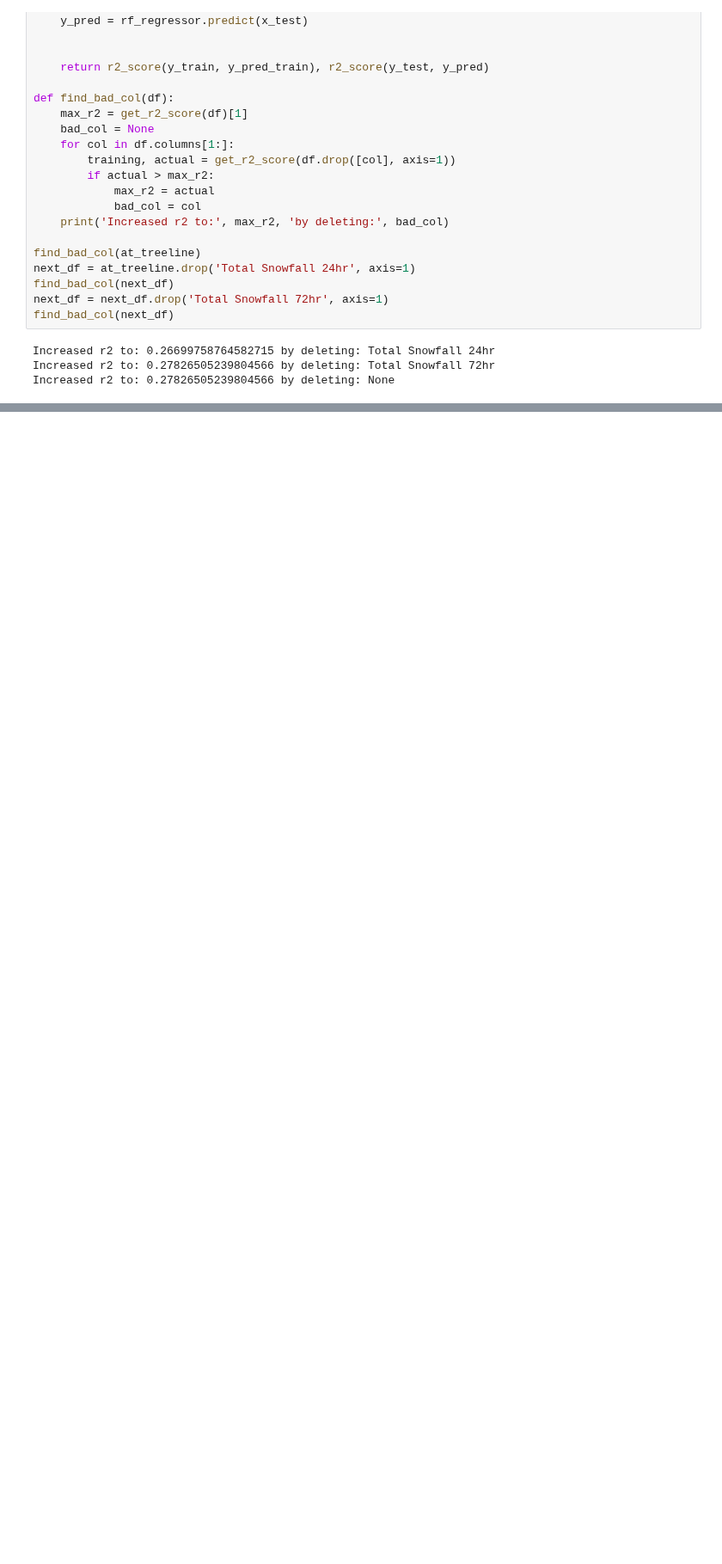
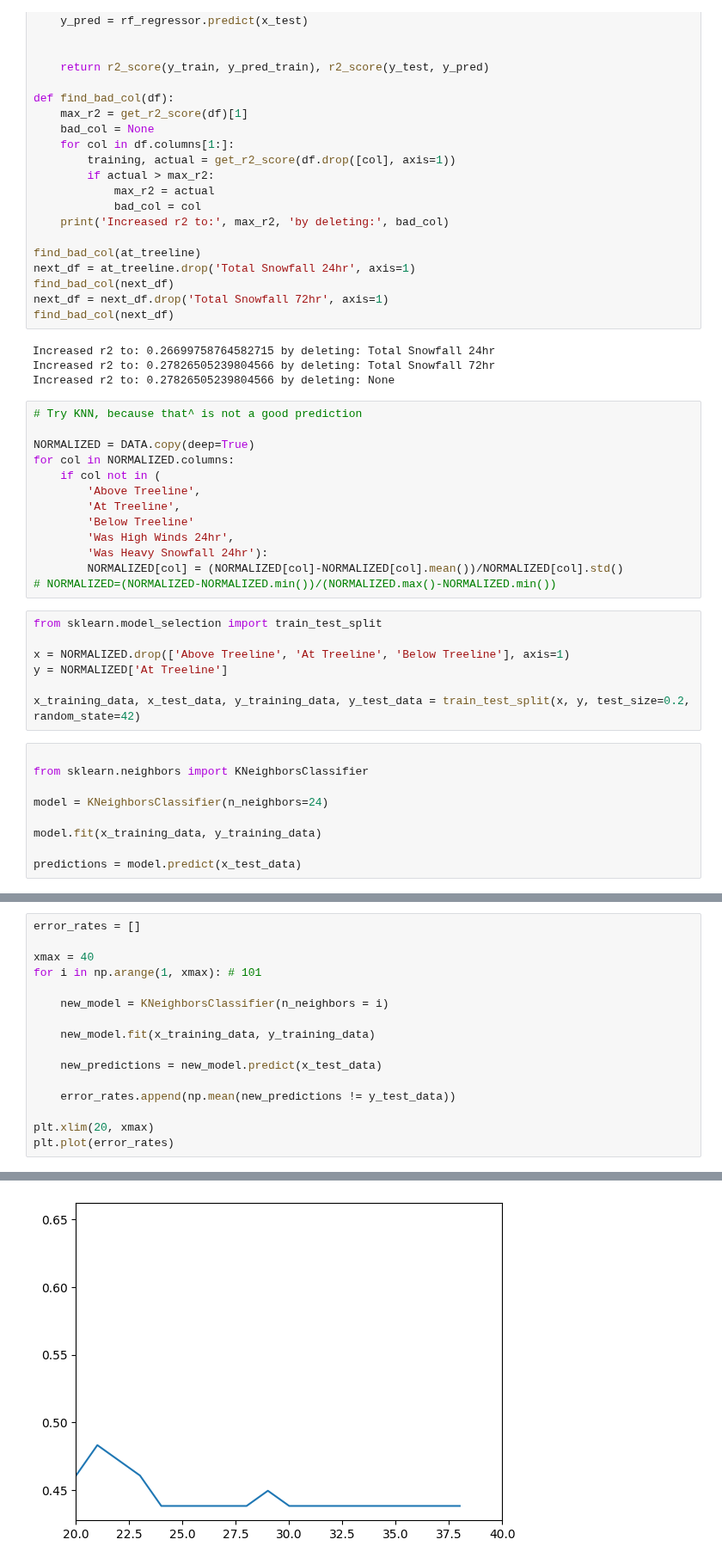
Before and after one commit to itsjpb/470-avalanche-prediction, a Jupyter notebook: jupyter/try_more_data.ipynb, the cells around one changed output, grey strips where cells are left out. Shown at 86% size. Cells and saved outputs as stored; diff of their text form; blank space fills up the shorter version.

```diff
--- a/jupyter/try_more_data.ipynb
+++ b/jupyter/try_more_data.ipynb
@@ -133,3 +133,32 @@ find_bad_col(next_df)
 Increased r2 to: 0.26699758764582715 by deleting: Total Snowfall 24hr
 Increased r2 to: 0.27826505239804566 by deleting: Total Snowfall 72hr
 Increased r2 to: 0.27826505239804566 by deleting: None
+# %%
+# Try KNN, because that^ is not a good prediction
+
+NORMALIZED = DATA.copy(deep=True)
+for col in NORMALIZED.columns:
+    if col not in (
+        'Above Treeline',
+        'At Treeline',
+        'Below Treeline'
+        'Was High Winds 24hr',
+        'Was Heavy Snowfall 24hr'):
+        NORMALIZED[col] = (NORMALIZED[col]-NORMALIZED[col].mean())/NORMALIZED[col].std()
+# NORMALIZED=(NORMALIZED-NORMALIZED.min())/(NORMALIZED.max()-NORMALIZED.min())
+# %%
+from sklearn.model_selection import train_test_split
+
+x = NORMALIZED.drop(['Above Treeline', 'At Treeline', 'Below Treeline'], axis=1)
+y = NORMALIZED['At Treeline']
+
+x_training_data, x_test_data, y_training_data, y_test_data = train_test_split(x, y, test_size=0.2, random_state=42)
+# %%
+
+from sklearn.neighbors import KNeighborsClassifier
+
+model = KNeighborsClassifier(n_neighbors=24)
+
+model.fit(x_training_data, y_training_data)
+
+predictions = model.predict(x_test_data)
@@ -135,0 +180,17 @@ Increased r2 to: 0.27826505239804566 by deleting: None
+# %%
+error_rates = []
+
+xmax = 40
+for i in np.arange(1, xmax): # 101
+
+    new_model = KNeighborsClassifier(n_neighbors = i)
+
+    new_model.fit(x_training_data, y_training_data)
+
+    new_predictions = new_model.predict(x_test_data)
+
+    error_rates.append(np.mean(new_predictions != y_test_data))
+
+plt.xlim(20, xmax)
+plt.plot(error_rates)
+# %% [output]
@@ -135,0 +198 @@ Increased r2 to: 0.27826505239804566 by deleting: None
+[figure, added]
```
Also changed, not shown: parts of 3 cells of this notebook, 1 other file.
